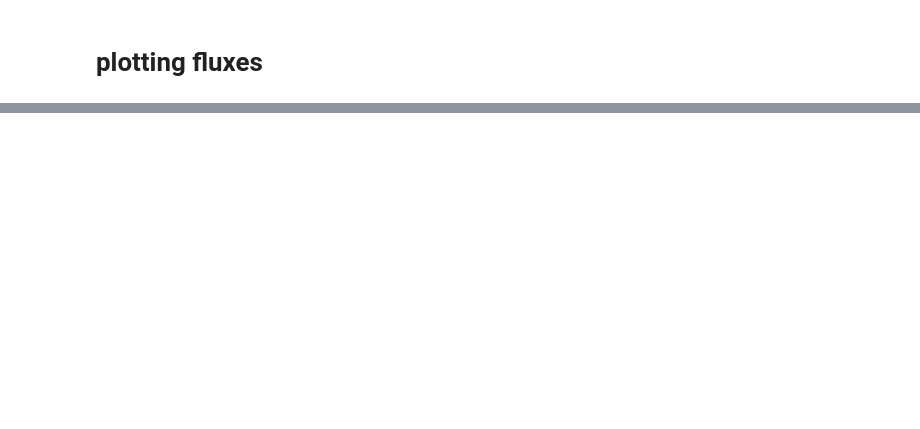
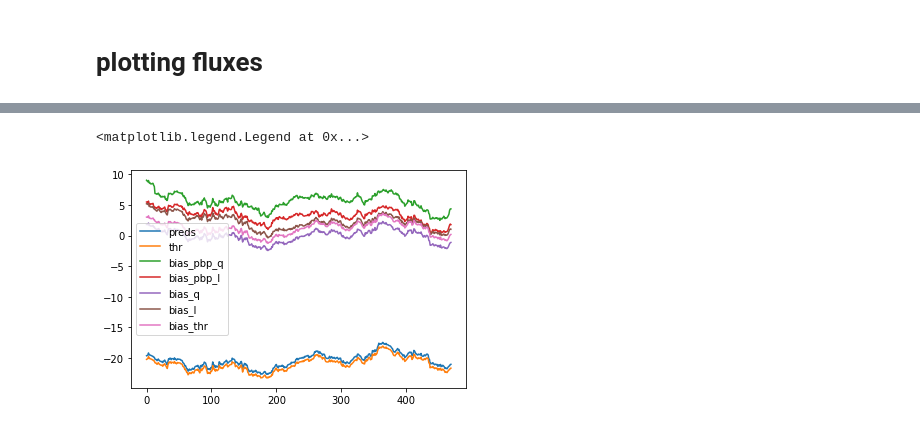
Before and after one commit to GATES-Lab/GATES_LPDM_emulator, a Jupyter notebook: evaluate.ipynb, the cells around one changed output, grey strips where cells are left out. Saved outputs shown, nothing was run; the diff lists cells and outputs as text; code cells hidden in the pictures; blank space fills up the shorter version.

```diff
--- a/evaluate.ipynb
+++ b/evaluate.ipynb
@@ -676,0 +678,13 @@ plt.legend()
+# %%
+def moving_average(a, n=200):
+    ret = np.cumsum(a, dtype=float)
+    ret[n:] = ret[n:] - ret[:-n]
+    return ret[n - 1:] / n
+# %%
+for variation in model_to_plot.pred_fluxes:
+    if len(variations_to_plot)==0 or variation in variations_to_plot:
+        plt.plot(moving_average(model.pred_fluxes[variation] - model.true_flux), label=variation)
+plt.legend()
+# %% [output]
+<matplotlib.legend.Legend at 0x...>
+[figure, added]
```
Also changed, not shown: parts of 10 cells of this notebook.
